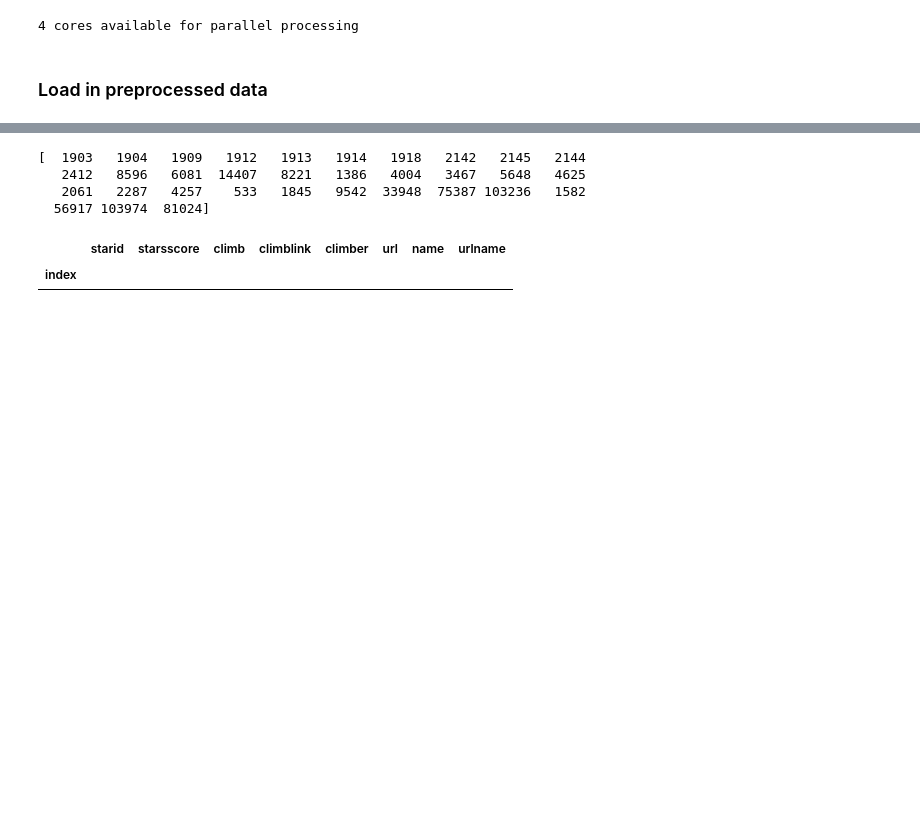
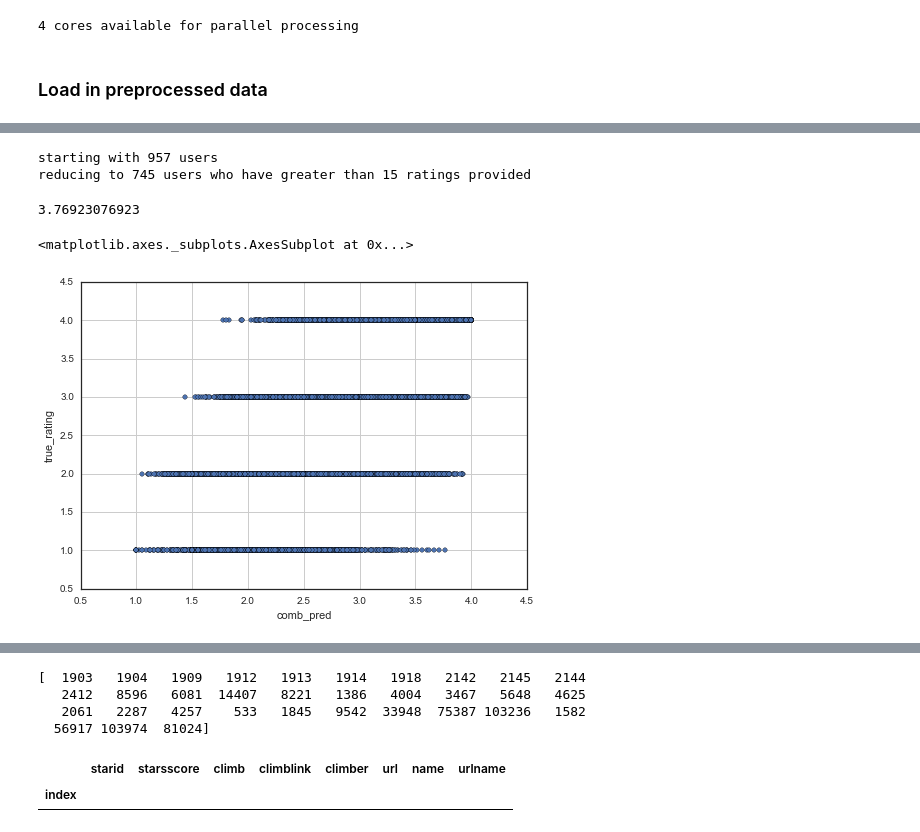
Before and after one commit to askerry/cragcrunch, a Jupyter notebook: Notebook 7. Personalized Recommendations.ipynb, the cells around one changed output, grey strips where cells are left out. Cells and saved outputs as stored; diff of their text form; code cells hidden in the pictures; blank space fills up the shorter version.

Commit message:
plots

```diff
--- a/Notebook 7. Personalized Recommendations.ipynb
+++ b/Notebook 7. Personalized Recommendations.ipynb
@@ -68,0 +54,45 @@ starting with 8314, reducing to 8314
+# %%
+minratings=15
+users=sdf[sdf['climb'].isin(climbs)]['climber'].unique().astype(int)
+print "starting with %s users" %len(users)
+users=[u for u in users if len(sdf[sdf['climber']==u]['climb'].values)>minratings]
+print "reducing to %s users who have greater than %s ratings provided" %(len(users), minratings)
+# %% [output]
+starting with 957 users
+reducing to 745 users who have greater than 15 ratings provided
+# %%
+import sklearn.cross_validation
+from sklearn.ensemble import RandomForestRegressor
+from sklearn.ensemble import RandomForestClassifier
+from sklearn.linear_model import LinearRegression
+from sklearn.svm import SVC
+from sklearn.linear_model import Ridge
+from sklearn.metrics import f1_score
+
+#routetypes=['Trad', 'Sport', 'Toprope', 'Boulder', 'Ice', 'Miaxed', 'Aid', 'Alpine']
+holdterms=['crimp','pinch','jug','sloper','ledge','pocket','sidepull','dyno', 'deadpoint','heelhook','toehook','bat-hang', 'undercling', 'crack', 'flake', 'arete','gaston', 'layback','hand crack', 'flaring crack','fingers crack', 'wide crack','thin crack', 'offwidth', 'chimney','diahedral','corner', 'traverse']
+descriptors=['steep','overhang','slab','technical','thin', 'ramp', 'overhung','sporty','vertical', 'boulder', 'bouldery']
+easeterms=['easy','hard','stiff','pumpy','beginner','hang','hung','take','difficult', 'committing', 'crux', 'soft','sandbag', 'awkward','creative','comfortable']
+safetyterms=['runout','spicy','exciting','nervous','sketchy','no pro', 'deck', 'eats gear', 'easy to protect','fall','rusty','clipping','swing', 'tenuous', 'minimal pro', 'mental']
+rockterms=['granite', 'limestone', 'schist', 'patina','sandstone', 'conglomerate', 'quartzite', 'gneiss', 'basalt']
+terms=holdterms+descriptors+easeterms+safetyterms+rockterms
+
+clf=SVC()
+
+summary={'score':[], 'user':[], 'ntest':[]}
+results={'user':[],'climbid':[],'true_rating':[], 'pred_rating':[], 'average':[], 'otheravg':[]}
+for u in users:
+    X, Y, climbs, avgstars, otheravgs=getuserratings(sdf, cdf, u)
+    if len(climbs)>minratings:
+        folds=sklearn.cross_validation.KFold(len(climbs), n_folds=3)
+        for train_i, test_i in folds:
+            X_train,X_test, Y_train, Y_test = X[train_i], X[test_i], Y[train_i], Y[test_i]
+            if len(set(Y_train))>1:
+                clf.fit(X_train, Y_train)
+                ypred=clf.predict(X_test)
+                score=clf.score(X_test, Y_test)
+                summary=addsummary(summary, score, Y_test, u)
+                for inum,i in enumerate(test_i):
+                    results=addresult(i, results, climbs, Y_test, ypred, avgstars, otheravgs, u
+resultsdf=pd.DataFrame(data=results)
+summarydf=pd.DataFrame(data=summary)
@@ -68,0 +116,22 @@ starting with 8314, reducing to 8314
+# %%
+def addsummary(summary, score, Y_test, u):
+    summary['score'].append(score)
+    summary['user'].append(u)
+    summary['ntest'].append(len(Y_test))
+def addresult(i, results, climbs, Y_test, ypred, avgstars, otheravgs, u):
+    results['climbid'].append(climbs[i])
+    results['true_rating'].append(Y_test[inum])
+    results['pred_rating'].append(ypred[inum])
+    results['average'].append(avgstars[i])
+    results['user'].append(u)
+    results['otheravg'].append(otheravgs[i])
+    results['comb']=np.mean([overavgs[i], ypred[inum]])
+    return results
+# %% [output]
+3.76923076923
+# %%
+resultsdf['comb_pred']=(resultsdf['pred_rating'].values+resultsdf['average'].values)/2
+resultsdf.plot('comb_pred', 'true_rating', kind='scatter')
+# %% [output]
+<matplotlib.axes._subplots.AxesSubplot at 0x...>
+[figure, added]
```
Also changed, not shown: parts of 31 cells of this notebook, 29 other files.
